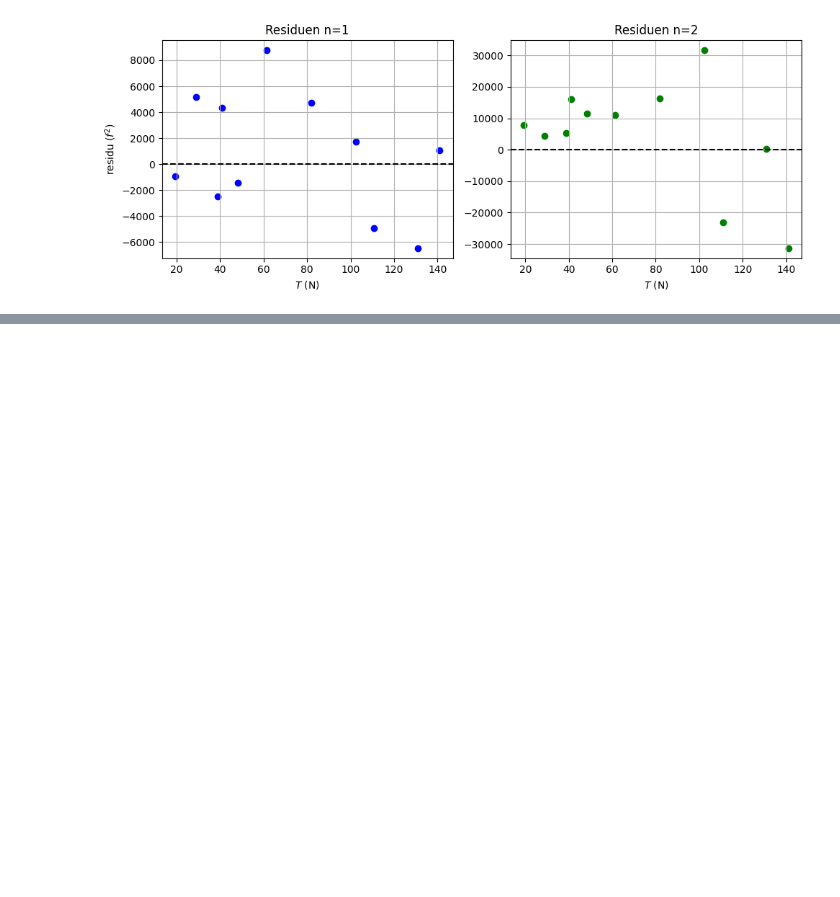
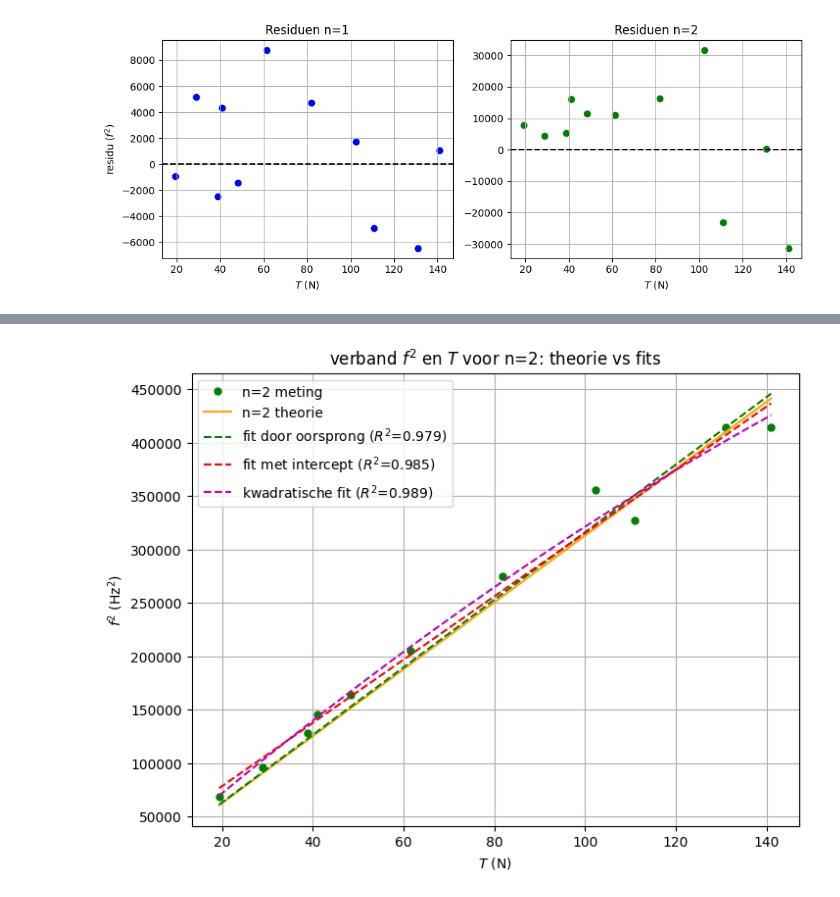
Before and after one commit to jasperbom747-creator/Vibrating-string-experiment, a Jupyter notebook: analyse.ipynb, the cells around one changed output, grey strips where cells are left out. Cells and saved outputs as stored; diff of their text form; code cells hidden in the pictures; blank space fills up the shorter version.

```diff
--- a/analyse.ipynb
+++ b/analyse.ipynb
@@ -390,0 +495,95 @@ plt.show()
+# %%
+# --- modellen ---
+def lin_fit(T, a):
+    return a * T
+
+def lin_fit_b(T, a, b):
+    return a * T + b
+
+def quad_fit(T, a, c):
+    return a * T + c * T**2
+
+# --- R^2 functie ---
+def r_squared(y_data, y_fit):
+    residuals = y_data - y_fit
+    ss_res = np.sum(residuals**2)
+    ss_tot = np.sum((y_data - np.mean(y_data))**2)
+    return 1 - ss_res/ss_tot
+
+# --- fits voor n=2 ---
+popt2, pcov2 = curve_fit(lin_fit, T_N, f_2**2)
+popt2b, pcov2b = curve_fit(lin_fit_b, T_N, f_2**2)
+popt2c, pcov2c = curve_fit(quad_fit, T_N, f_2**2)
+
+a2_err = np.sqrt(pcov2[0][0])
+a2b_err = np.sqrt(pcov2b[0][0])
+b2_err = np.sqrt(pcov2b[1][1])
+a2c_err = np.sqrt(pcov2c[0][0])
+c2_err = np.sqrt(pcov2c[1][1])
+
+r2_2 = r_squared(f_2**2, lin_fit(T_N, *popt2))
+r2_2b = r_squared(f_2**2, lin_fit_b(T_N, *popt2b))
+r2_2c = r_squared(f_2**2, quad_fit(T_N, *popt2c))
+
+print("=== n=2: simpele fit (door oorsprong) ===")
+print(f"a = {popt2[0]:.2f} ± {a2_err:.2f}, R² = {r2_2:.4f}")
+
+print("\n=== n=2: fit met intercept ===")
+print(f"a = {popt2b[0]:.2f} ± {a2b_err:.2f}")
+print(f"b = {popt2b[1]:.2f} ± {b2_err:.2f}")
+print(f"R² = {r2_2b:.4f}")
+
+print("\n=== n=2: kwadratische fit (a*T + c*T^2) ===")
+print(f"a = {popt2c[0]:.2f} ± {a2c_err:.2f}")
+print(f"c = {popt2c[1]:.4f} ± {c2_err:.4f}")
+print(f"R² = {r2_2c:.4f}")
+
+if abs(popt2c[1]) > 2*c2_err:
+    print("-> c wijkt significant af van 0, wijst op niet-lineair effect")
+else:
+    print("-> c wijkt niet significant af van 0")
+
+# --- hoofdgrafiek: theorie, alle drie fits, meetpunten ---
+plt.figure(figsize=(8,6))
+plt.plot(T_N, f_2**2, 'g.', markersize=10, label='n=2 meting')
+plt.plot(T_th, sn2(2, T_th), color='orange', label='n=2 theorie')
+plt.plot(T_th, lin_fit(T_th, *popt2), 'g--', label=f'fit door oorsprong ($R^2$={r2_2:.3f})')
+plt.plot(T_th, lin_fit_b(T_th, *popt2b), 'r--', label=f'fit met intercept ($R^2$={r2_2b:.3f})')
+plt.plot(T_th, quad_fit(T_th, *popt2c), 'm--', label=f'kwadratische fit ($R^2$={r2_2c:.3f})')
+
+plt.grid()
+plt.legend()
+plt.title('verband $f^2$ en $T$ voor n=2: theorie vs fits')
+plt.xlabel('$T$ (N)')
+plt.ylabel('$f^2$ (Hz$^2$)')
+plt.show()
+
+# --- residuanalyse voor alle drie de fits ---
+res2_simple = f_2**2 - lin_fit(T_N, *popt2)
+res2_b = f_2**2 - lin_fit_b(T_N, *popt2b)
+res2_c = f_2**2 - quad_fit(T_N, *popt2c)
+
+fig, axs = plt.subplots(1, 3, figsize=(16,5))
+
+axs[0].scatter(T_N, res2_simple, color='green')
+axs[0].axhline(0, color='black', linestyle='--')
+axs[0].set_title(f'Fit door oorsprong ($R^2$={r2_2:.3f})')
+axs[0].set_xlabel('T (N)')
+axs[0].set_ylabel('residu ($f^2$)')
+axs[0].grid()
+
+axs[1].scatter(T_N, res2_b, color='red')
+axs[1].axhline(0, color='black', linestyle='--')
+axs[1].set_title(f'Fit met intercept ($R^2$={r2_2b:.3f})')
+axs[1].set_xlabel('T (N)')
+axs[1].grid()
+
+axs[2].scatter(T_N, res2_c, color='magenta')
+axs[2].axhline(0, color='black', linestyle='--')
+axs[2].set_title(f'Kwadratische fit ($R^2$={r2_2c:.3f})')
+axs[2].set_xlabel('T (N)')
+axs[2].grid()
+
+plt.tight_layout()
+plt.show()
+# %% [output]
@@ -390,0 +603 @@ plt.show()
+[figure, added]
```
Also changed, not shown: parts of 12 cells of this notebook.
